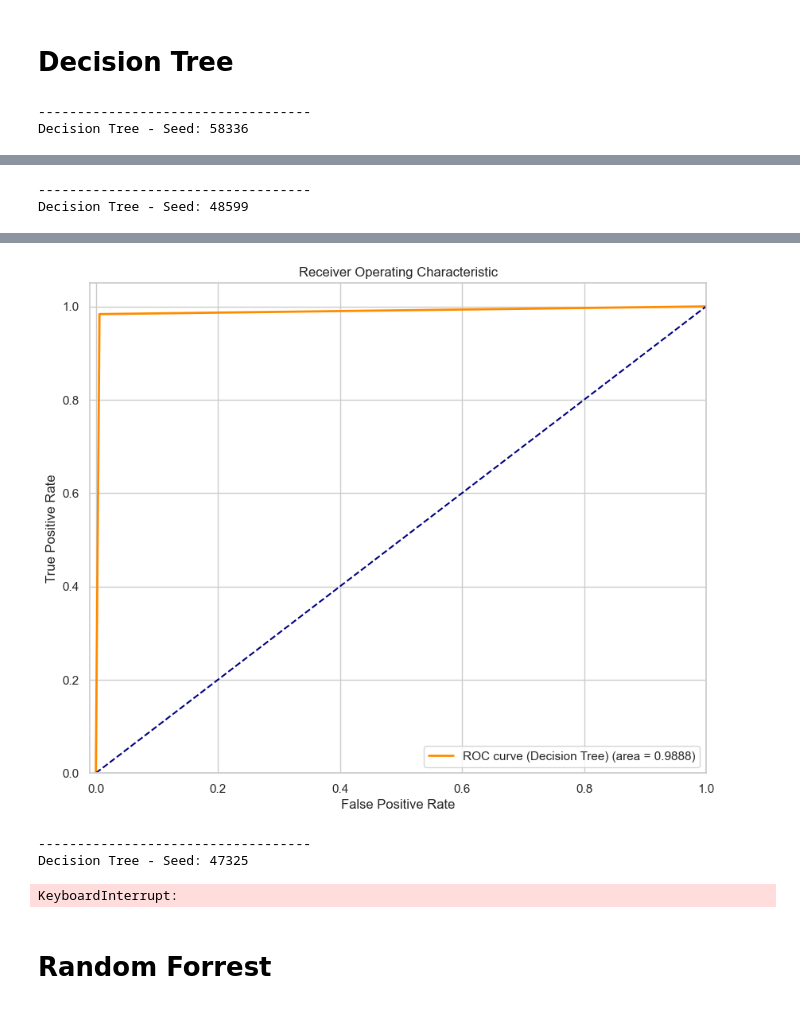
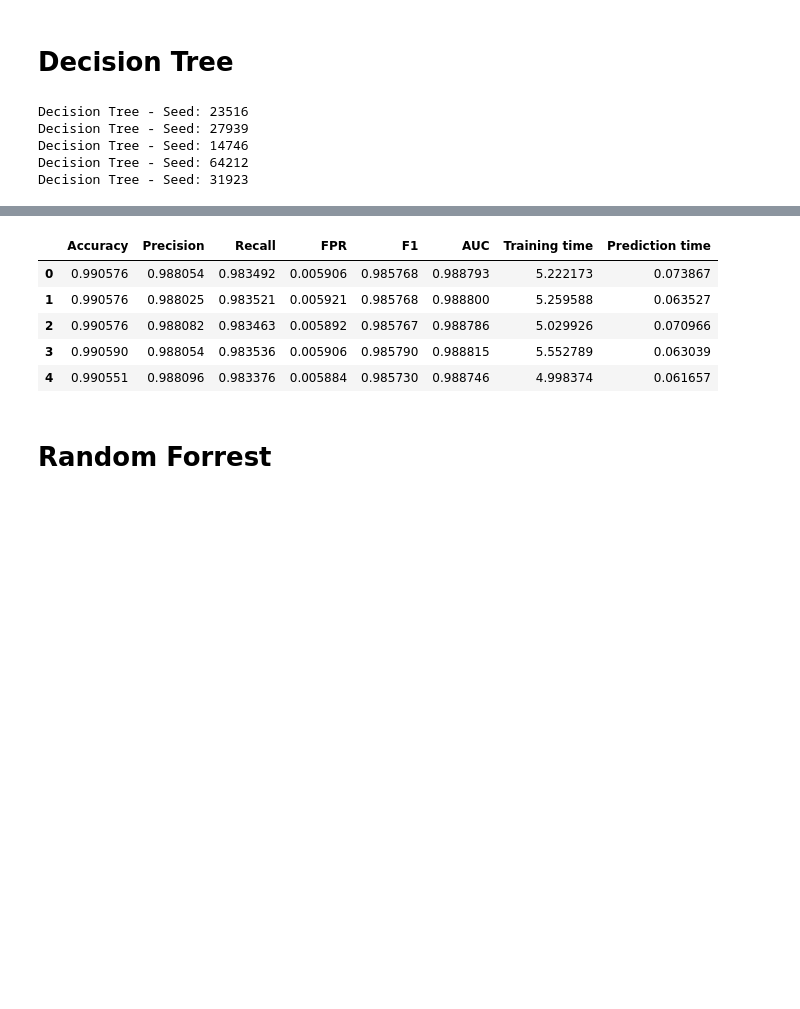
Before and after one commit to kezniklm/DGA-Detector, a Jupyter notebook: training/DGA-Detector-Model-Selection.ipynb, the cells around one changed output, grey strips where cells are left out. Drawn from its saved outputs; the diff is of its cells as text; code cells hidden in the pictures; blank space fills up the shorter version.

```diff
--- a/training/DGA-Detector-Model-Selection.ipynb
+++ b/training/DGA-Detector-Model-Selection.ipynb
@@ -475,14 +397,14 @@ results["DT"] = {
 
 # Define the parameters
 params = {
-    "max_depth": 30, # Maximum tree depth to prevent overfitting
-    "max_leaf_nodes": 500, # Limits the number of leaf nodes to control tree size
-    "min_samples_leaf": 5, # Minimum samples each leaf must have to ensure generalization
-    "min_samples_split": 5, # Minimum samples required to split a node, preventing overly complex trees
+    "max_depth": 30,  # Maximum tree depth to prevent overfitting
+    "max_leaf_nodes": 500,  # Limits the number of leaf nodes to control tree size
+    "min_samples_leaf": 5,  # Minimum samples each leaf must have to ensure generalization
+    # Minimum samples required to split a node, preventing overly complex trees
+    "min_samples_split": 5,
 }
 
 for seed in SEEDS:
-    print("-----------------------------------")
     print(f"Decision Tree - Seed: {seed}")
 
     # Shuffle
@@ -522,15 +444,12 @@ for seed in SEEDS:
     results["DT"]["Training time"].append(training_time)
     results["DT"]["Prediction time"].append(prediction_time)
 
-    # Plot confusion matrix
-    plot_confusion_matrix(y_test, y_pred, classes=["Actual Non-DGA", "Actual DGA"])
-
-    # Plot ROC curve
-    plot_roc_curve(y_test, y_pred, classifier_label="Decision Tree")
-
 # Print the results in a dataframe - well-formatted table
 results_df = pd.DataFrame(results["DT"])
 results_df
 # %% [output]
------------------------------------
-Decision Tree - Seed: 58336
+Decision Tree - Seed: 23516
+Decision Tree - Seed: 27939
+Decision Tree - Seed: 14746
+Decision Tree - Seed: 64212
+Decision Tree - Seed: 31923
@@ -539,2 +455,0 @@ Decision Tree - Seed: 58336
------------------------------------
-Decision Tree - Seed: 48599
@@ -542,7 +456,9 @@ Decision Tree - Seed: 48599
-[figure, removed]
------------------------------------
-Decision Tree - Seed: 47325
-KeyboardInterrupt:
+|  | Accuracy | Precision | Recall | FPR | F1 | AUC | Training time | Prediction time |
+| 0 | 0.990576 | 0.988054 | 0.983492 | 0.005906 | 0.985768 | 0.988793 | 5.222173 | 0.073867 |
+| 1 | 0.990576 | 0.988025 | 0.983521 | 0.005921 | 0.985768 | 0.988800 | 5.259588 | 0.063527 |
+| 2 | 0.990576 | 0.988082 | 0.983463 | 0.005892 | 0.985767 | 0.988786 | 5.029926 | 0.070966 |
+| 3 | 0.990590 | 0.988054 | 0.983536 | 0.005906 | 0.985790 | 0.988815 | 5.552789 | 0.063039 |
+| 4 | 0.990551 | 0.988096 | 0.983376 | 0.005884 | 0.985730 | 0.988746 | 4.998374 | 0.061657 |
 # %% [markdown]
 # Random Forrest
 # %%
```
Also changed, not shown: parts of 28 cells of this notebook.
